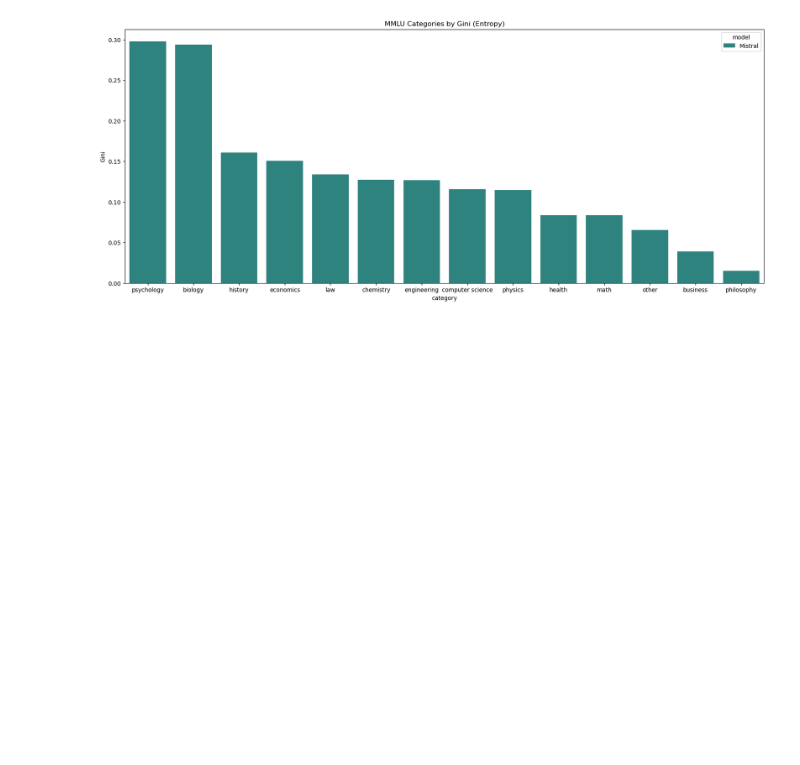
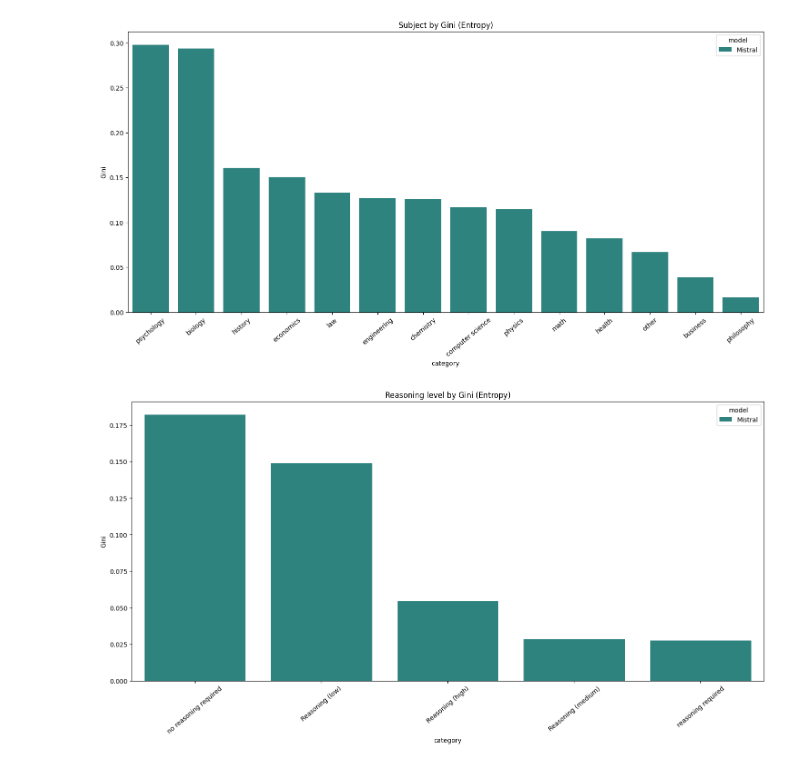
Before and after one commit to LabARSS/question-complextiy-estimation, a Jupyter notebook: notebooks/roc_auc.ipynb, the cells around one changed output. Saved outputs shown, nothing was run; the diff lists cells and outputs as text; code cells hidden in the pictures; blank space fills up the shorter version.

```diff
--- a/notebooks/roc_auc.ipynb
+++ b/notebooks/roc_auc.ipynb
@@ -32,0 +6,22 @@ ROC AUC Score: 0.5201677117761858
+# %%
+mmlu_df = pd.read_csv(
+    "../data/mmlu_pro_stem_reasoning_score.tsv",
+    sep="\t",
+    header=0,
+    escapechar="\\",
+)
+mmlu_df
+
+mmlu_df.loc[mmlu_df["entropy_ans_correct_phi3"] == True, "entropy_ans_correct_phi3"] = 1
+mmlu_df.loc[mmlu_df["entropy_ans_correct_phi3"] == False, "entropy_ans_correct_phi3"] = 0
+# Ensure the target variable is in the correct format
+mmlu_df["entropy_ans_correct_phi3"] = mmlu_df["entropy_ans_correct_phi3"].astype(int)
+
+mmlu_df.loc[mmlu_df["entropy_ans_correct_mistral"] == True, "entropy_ans_correct_mistral"] = 1
+mmlu_df.loc[mmlu_df["entropy_ans_correct_mistral"] == False, "entropy_ans_correct_mistral"] = 0
+# Ensure the target variable is in the correct format
+mmlu_df["entropy_ans_correct_mistral"] = mmlu_df["entropy_ans_correct_mistral"].astype(int)
+# %%
+# Calculate the ROC AUC score
+roc_auc = roc_auc_score(y_true=mmlu_df["entropy_ans_correct_mistral"], y_score=mmlu_df["entropy_value_mistral"])
+print(f"ROC AUC Score: {roc_auc}")
@@ -230,6 +324,8 @@ plot_top_categories(final_results, 'entropy_value_phi3', 'Entropy')
 # %%
-plot_top_categories(final_results, 'field_entropy_value_mistral', 'Entropy')
+plot_top_categories(final_results, "entropy_value_mistral", "Entropy")
+plot_reasoning(final_results, "entropy_value_mistral", "Entropy")
 # %% [output]
-[figure, old version]
+[figure, new version]
+[figure, added]
 # %%
 # Переделал функцию для категорий образования
```
Also changed, not shown: parts of 17 cells of this notebook, 2 other files.
